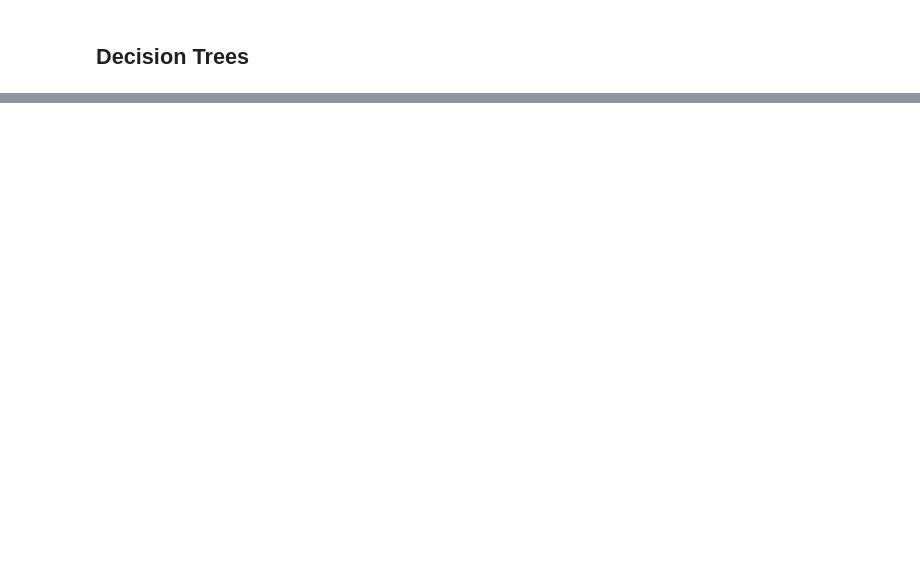
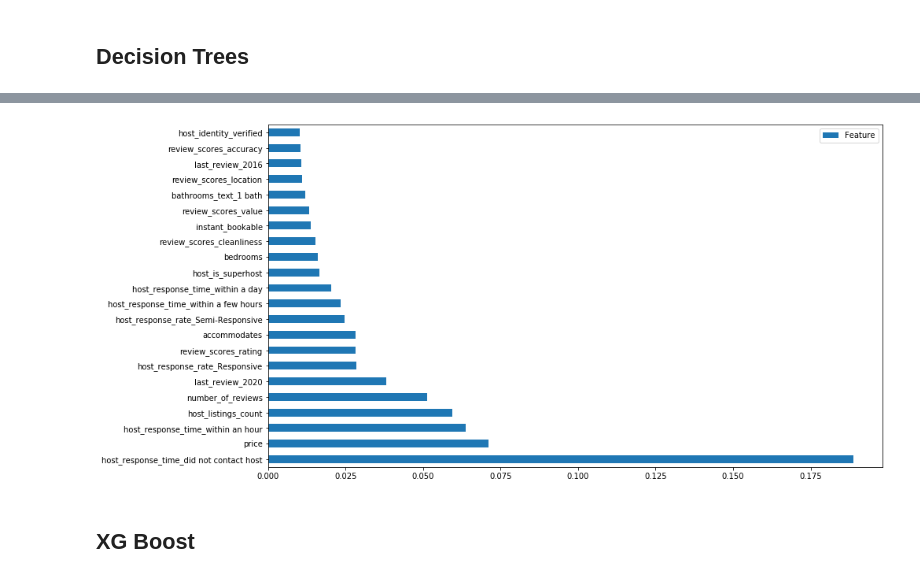
Before and after one commit to tjkim614/airbnb_nyc_dec_2020, a Jupyter notebook: Airbnb_Booking_ML.ipynb, the cells around one changed output, grey strips where cells are left out. Saved outputs shown, nothing was run; the diff lists cells and outputs as text; code cells hidden in the pictures; blank space fills up the shorter version.

```diff
--- a/Airbnb_Booking_ML.ipynb
+++ b/Airbnb_Booking_ML.ipynb
@@ -1184,0 +2006,7 @@ ValueError: could not convert string to float: 'f'
+# %%
+# Feature importance
+forest_feat = pd.DataFrame(forest.feature_importances_)
+forest_feat.index = X_train_c.columns.values
+forest_feat.columns = ['Feature']
+
+forest_feat.sort_values(by='Feature', ascending=False, inplace=True)
@@ -1184,0 +2027,9 @@ ValueError: could not convert string to float: 'f'
+# %%
+top_forest_feat = forest_feat.loc[forest_feat['Feature'] > 0.01]
+# %%
+# top_forest_feat
+ax = top_forest_feat.plot.barh(figsize=(14,8))
+# %% [output]
+[figure, added]
+# %% [markdown]
+## XG Boost
```
Also changed, not shown: parts of 109 cells of this notebook.
